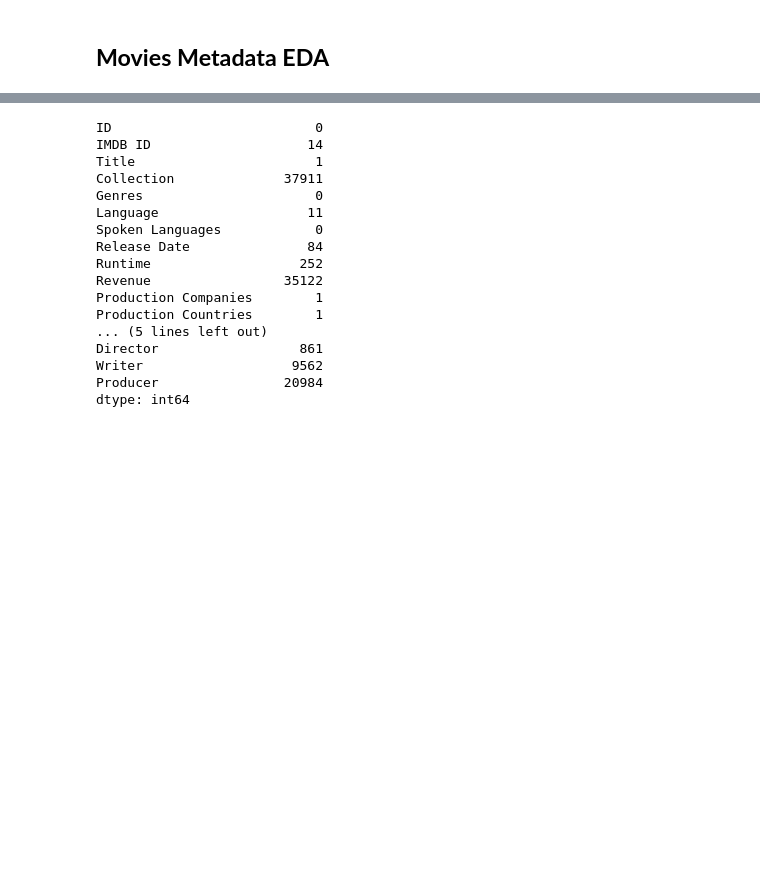
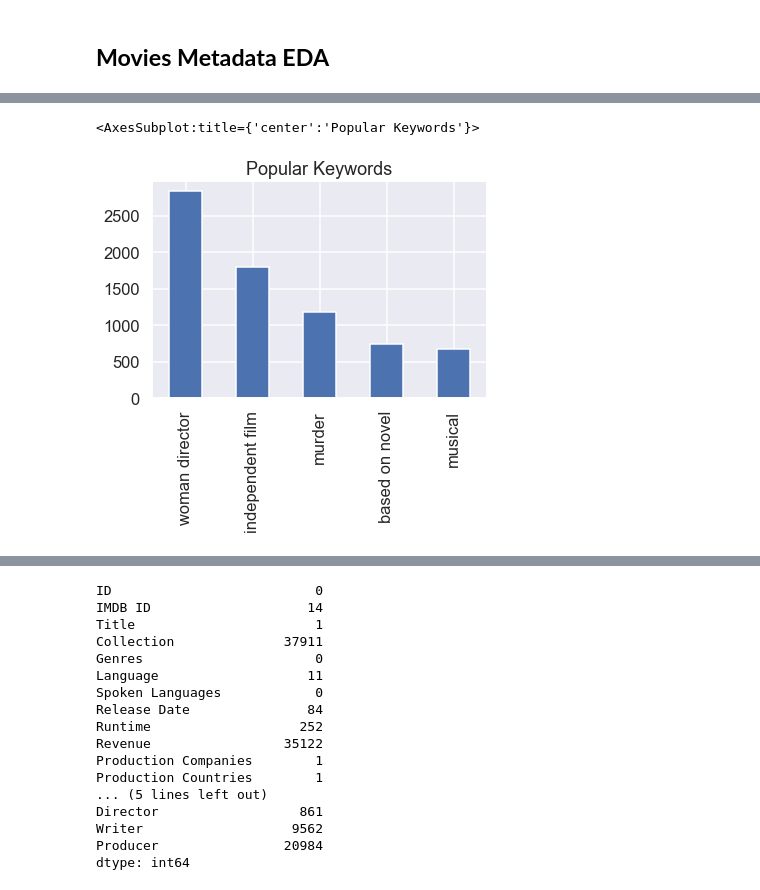
Before and after one commit to xiw019/DS3_MovieReccomenderSystem, a Jupyter notebook: EDA - Movies_Recommender_System.ipynb, the cells around one changed output, grey strips where cells are left out. Drawn from its saved outputs; the diff is of its cells as text; code cells hidden in the pictures; blank space fills up the shorter version.

```diff
--- a/EDA - Movies_Recommender_System.ipynb
+++ b/EDA - Movies_Recommender_System.ipynb
@@ -233,0 +305,7 @@ genre_counts.head(5).plot(kind='bar', title='Popular Genres')
+# %%
+# see the top 5 Languages in the dataset
+genre_counts = pd.Series(movies_df['Keywords'].sum()).value_counts()
+genre_counts.head(5).plot(kind='bar', title='Popular Keywords')
+# %% [output]
+<AxesSubplot:title={'center':'Popular Keywords'}>
+[figure, added]
```
Also changed, not shown: parts of 13 cells of this notebook.
